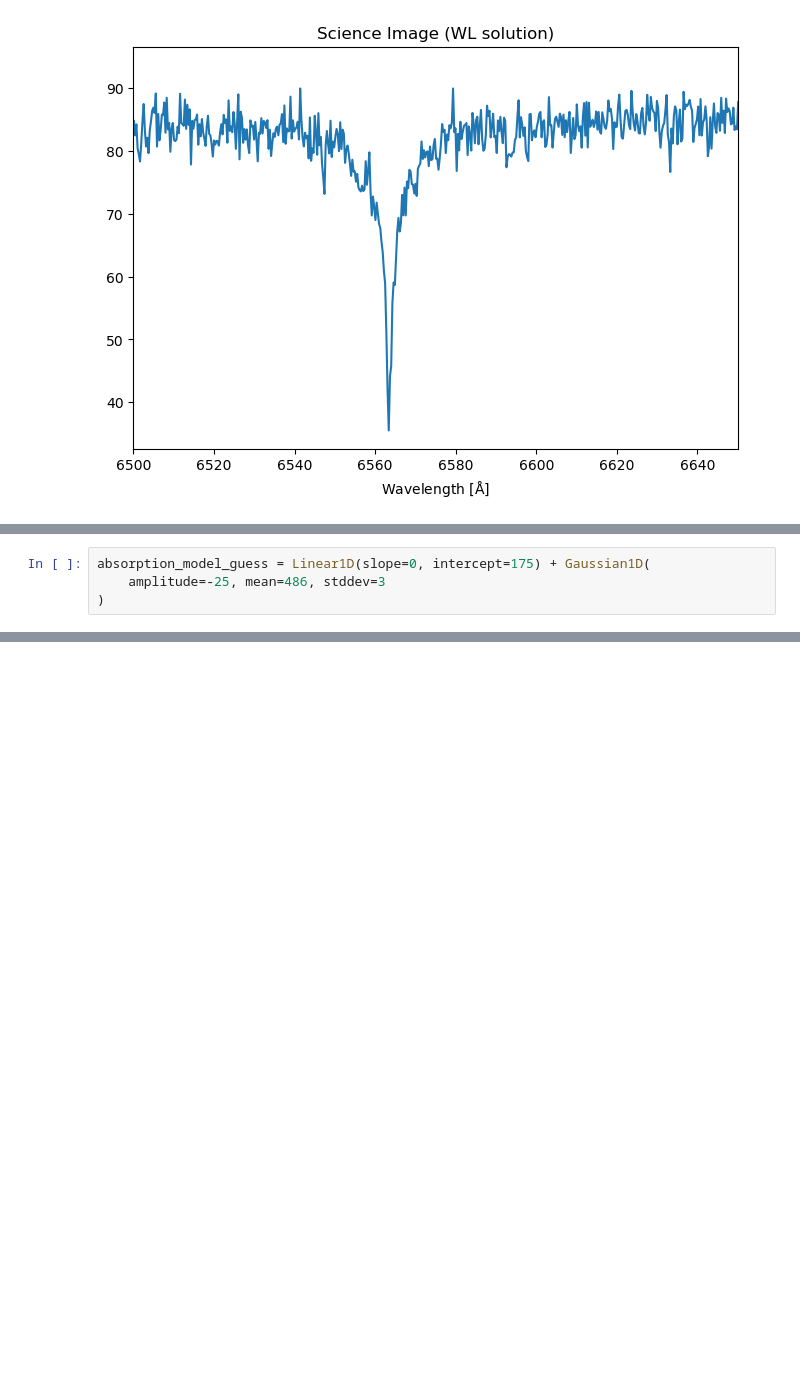
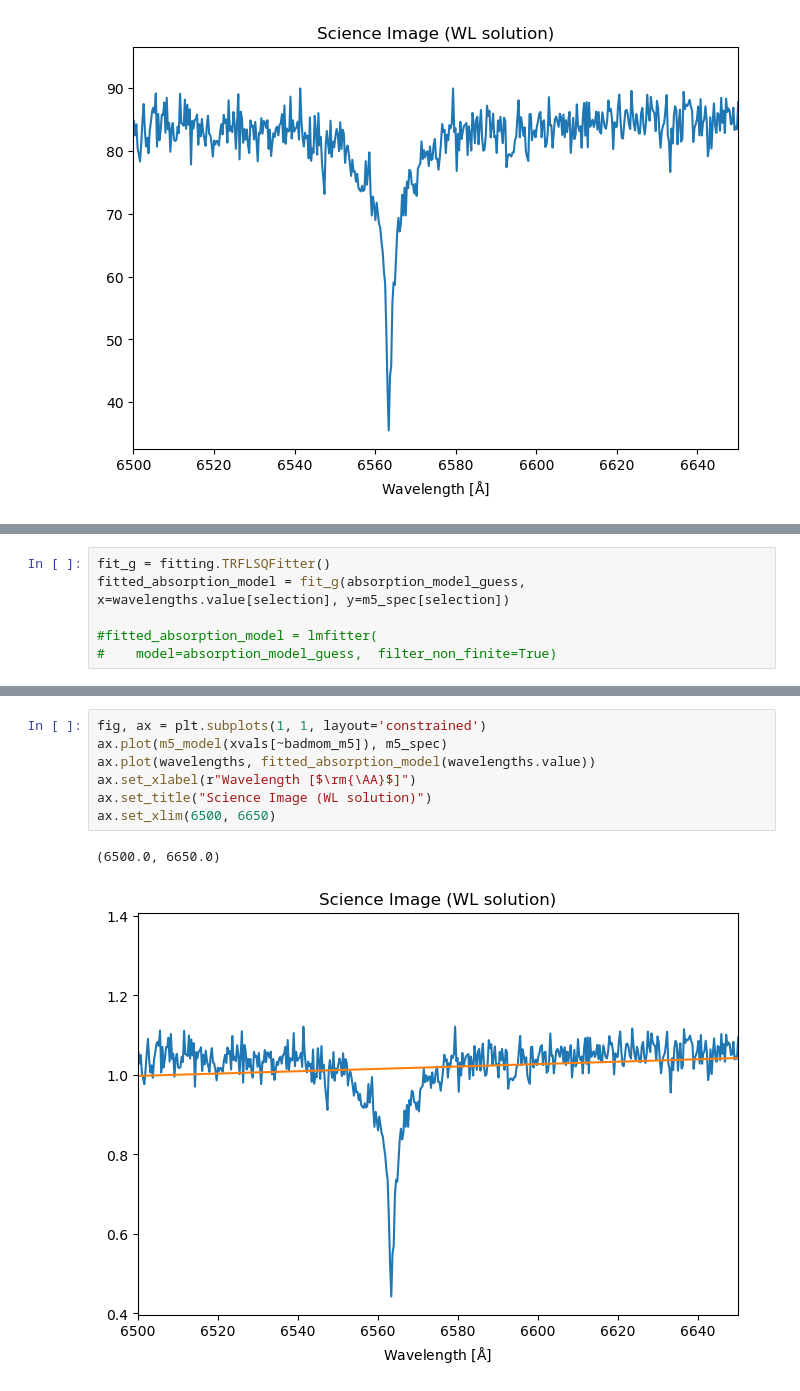
Before and after one commit to m-schochet/spi_phy905, a Jupyter notebook: analysis/ews_soar.ipynb, the cells around one changed output, grey strips where cells are left out. Saved outputs shown, nothing was run; the diff lists cells and outputs as text; blank space fills up the shorter version.

```diff
--- a/analysis/ews_soar.ipynb
+++ b/analysis/ews_soar.ipynb
@@ -45,4 +70,0 @@ absorption_model_guess = Linear1D(slope=0, intercept=80) + Voigt1D(6561, )
-# %%
-absorption_model_guess = Linear1D(slope=0, intercept=175) + Gaussian1D(
-    amplitude=-25, mean=486, stddev=3
-)
@@ -48,0 +89,6 @@ absorption_model_guess = Linear1D(slope=0, intercept=175) + Gaussian1D(
+# %%
+fit_g = fitting.TRFLSQFitter()
+fitted_absorption_model = fit_g(absorption_model_guess, x=wavelengths.value[selection], y=m5_spec[selection])
+
+#fitted_absorption_model = lmfitter(
+#    model=absorption_model_guess,  filter_non_finite=True)
@@ -48,0 +98,10 @@ absorption_model_guess = Linear1D(slope=0, intercept=175) + Gaussian1D(
+# %%
+fig, ax = plt.subplots(1, 1, layout='constrained')
+ax.plot(m5_model(xvals[~badmom_m5]), m5_spec)
+ax.plot(wavelengths, fitted_absorption_model(wavelengths.value))
+ax.set_xlabel(r"Wavelength [$\rm{\AA}$]")
+ax.set_title("Science Image (WL solution)")
+ax.set_xlim(6500, 6650)
+# %% [output]
+(6500.0, 6650.0)
+[figure, added]
```
Also changed, not shown: parts of 9 cells of this notebook.
